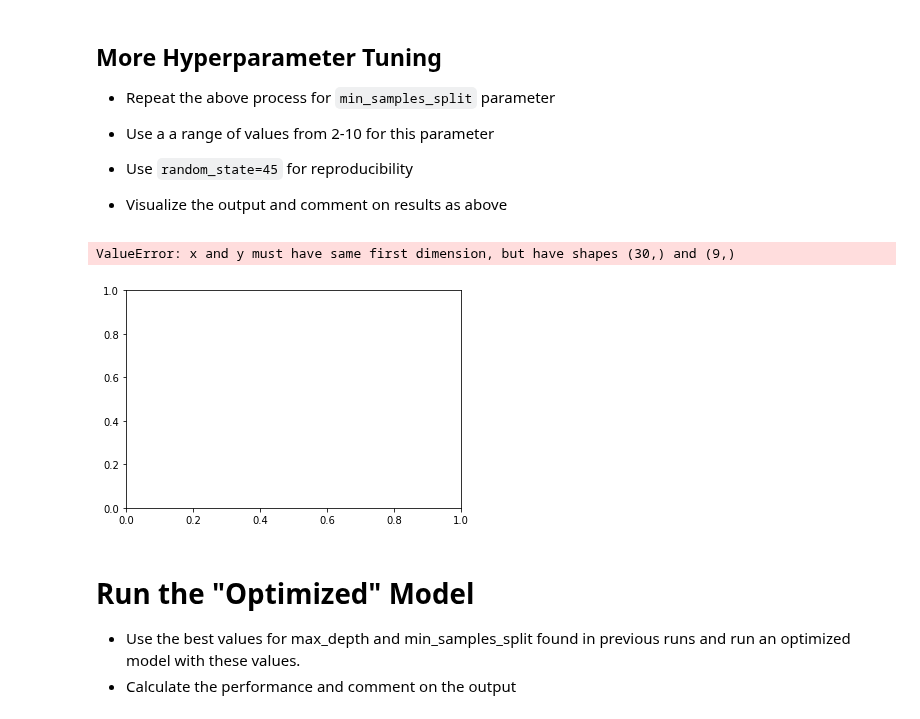
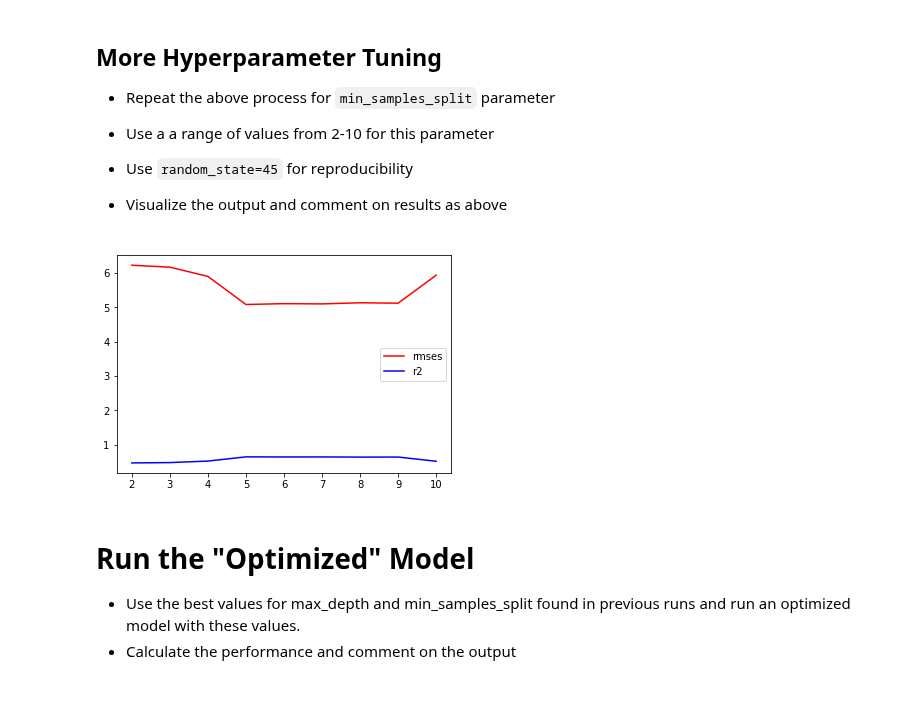
Before and after one commit to mzhou356/dsc-tuning-regression-trees-lab-dc-ds-060319, a Jupyter notebook: index.ipynb, the cells around one changed output. Saved outputs shown, nothing was run; the diff lists cells and outputs as text; code cells hidden in the pictures.

```diff
--- a/index.ipynb
+++ b/index.ipynb
@@ -160,22 +160,21 @@ plt.show()
 # %%
 # Your code here
 min_sample_splits = np.arange(2,11,1)
 rmses =[]
 rs =[]
 for s in min_sample_splits:
     model = DecisionTreeRegressor(min_samples_split=s, random_state=45)
     model.fit(X_train,y_train)
     preds = model.predict(X_test)
     rmses.append(np.sqrt(mean_squared_error(y_test,preds)))
     rs.append(r2_score(y_test,preds))
 
 plt.plot(min_sample_splits,rmses, color = 'red', label = 'rmses')
-plt.plot(depths, rs, color = 'blue', label = 'r2')
+plt.plot(min_sample_splits, rs, color = 'blue', label = 'r2')
 plt.legend()
 plt.show()
 # %% [output]
-ValueError: x and y must have same first dimension, but have shapes (30,) and (9,)
-[figure, old version]
+[figure, new version]
 # %% [markdown]
 # Run the "Optimized" Model
 
```
